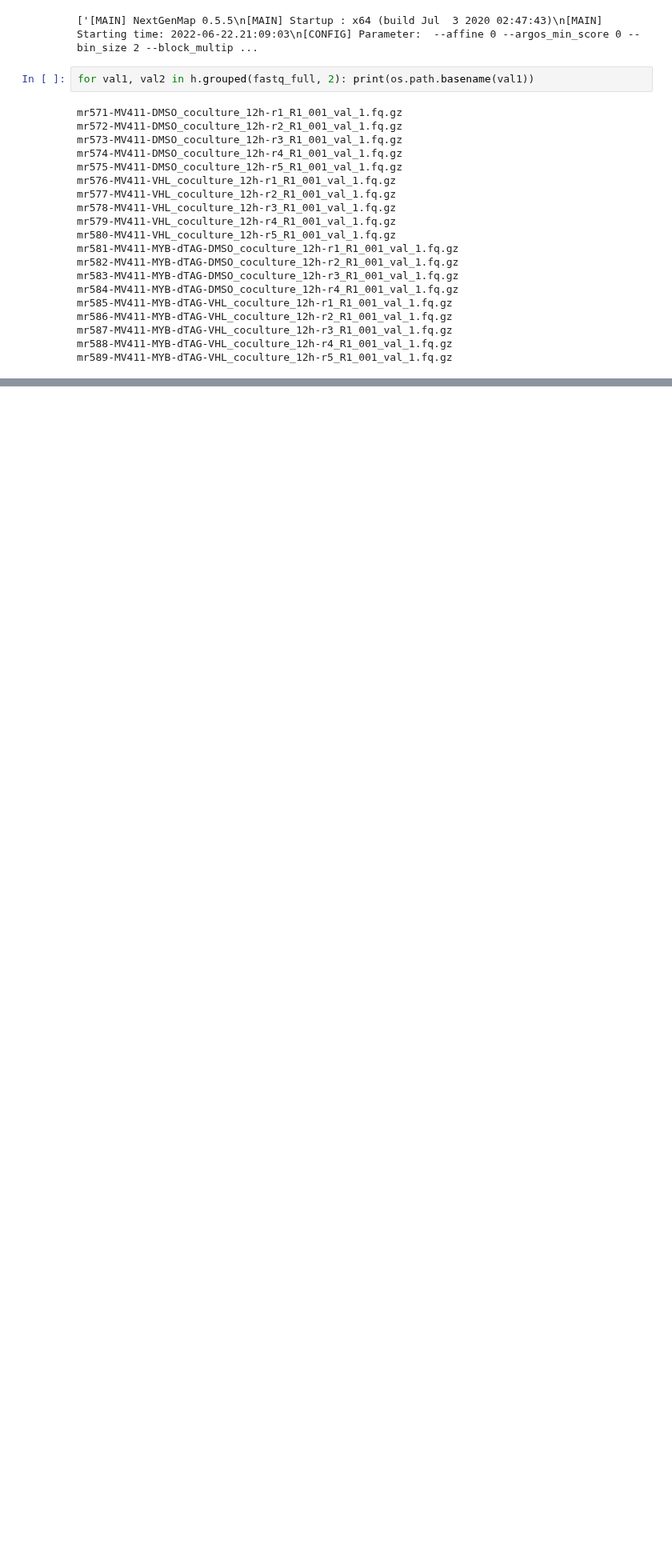
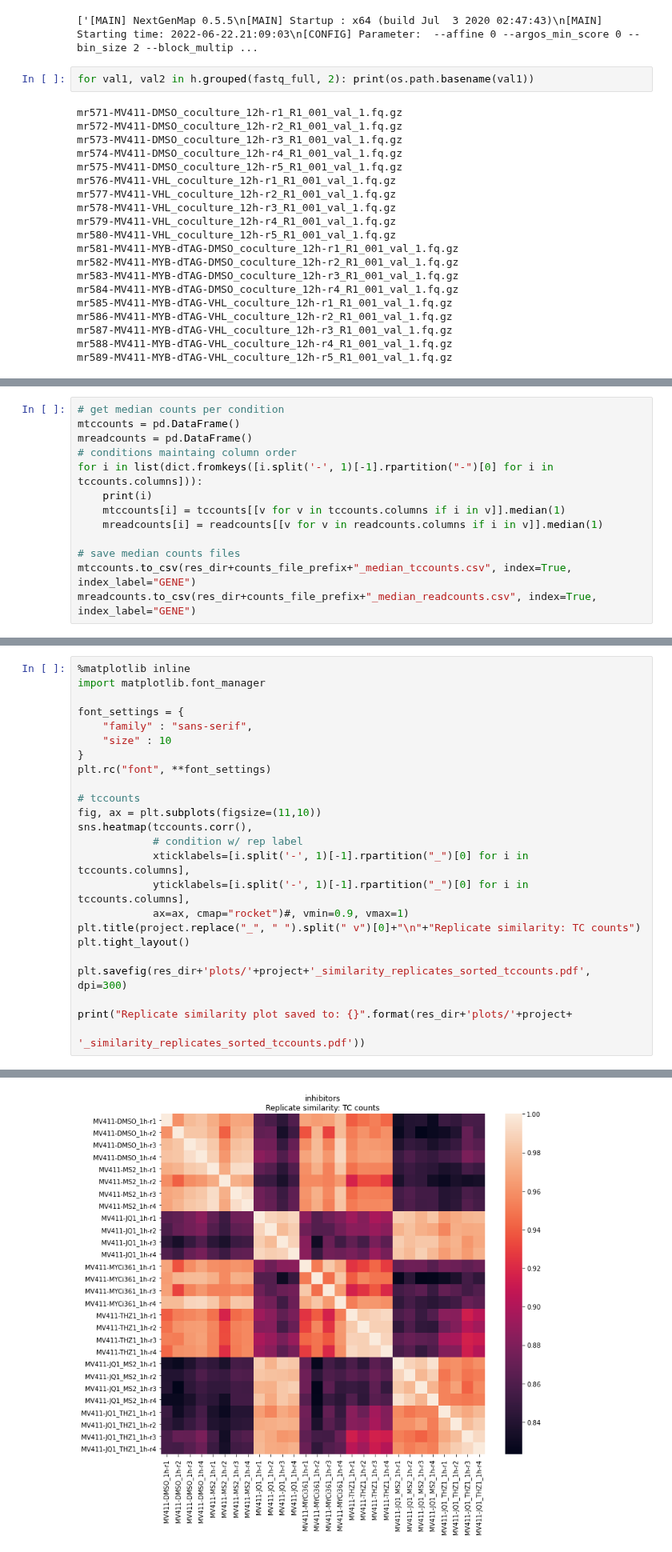
Before and after one commit to monikaperez/AMLproject, a Jupyter notebook: notebooks/slamseq_inhibitors_v2-noAlt.ipynb, the cells around one changed output, grey strips where cells are left out. Shown at 80% size. Cells and saved outputs as stored; diff of their text form; blank space fills up the shorter version.

```diff
--- a/notebooks/slamseq_inhibitors_v2-noAlt.ipynb
+++ b/notebooks/slamseq_inhibitors_v2-noAlt.ipynb
@@ -464,0 +1100,13 @@ mr589-MV411-MYB-dTAG-VHL_coculture_12h-r5_R1_001_val_1.fq.gz
+# %%
+# get median counts per condition
+mtccounts = pd.DataFrame()
+mreadcounts = pd.DataFrame()
+# conditions maintaing column order
+for i in list(dict.fromkeys([i.split('-', 1)[-1].rpartition("-")[0] for i in tccounts.columns])):
+    print(i)
+    mtccounts[i] = tccounts[[v for v in tccounts.columns if i in v]].median(1)
+    mreadcounts[i] = readcounts[[v for v in readcounts.columns if i in v]].median(1)
+
+# save median counts files
+mtccounts.to_csv(res_dir+counts_file_prefix+"_median_tccounts.csv", index=True, index_label="GENE")
+mreadcounts.to_csv(res_dir+counts_file_prefix+"_median_readcounts.csv", index=True, index_label="GENE")
@@ -464,0 +1157,25 @@ mr589-MV411-MYB-dTAG-VHL_coculture_12h-r5_R1_001_val_1.fq.gz
+# %%
+%matplotlib inline
+import matplotlib.font_manager
+
+font_settings = {
+    "family" : "sans-serif",
+    "size" : 10
+}
+plt.rc("font", **font_settings)
+
+# tccounts
+fig, ax = plt.subplots(figsize=(11,10))
+sns.heatmap(tccounts.corr(),
+            # condition w/ rep label
+            xticklabels=[i.split('-', 1)[-1].rpartition("_")[0] for i in tccounts.columns],
+            yticklabels=[i.split('-', 1)[-1].rpartition("_")[0] for i in tccounts.columns],
+            ax=ax, cmap="rocket")#, vmin=0.9, vmax=1)
+plt.title(project.replace("_", " ").split(" v")[0]+"\n"+"Replicate similarity: TC counts")
+plt.tight_layout()
+
+plt.savefig(res_dir+'plots/'+project+'_similarity_replicates_sorted_tccounts.pdf', dpi=300)
+
+print("Replicate similarity plot saved to: {}".format(res_dir+'plots/'+project+
+                                                      '_similarity_replicates_sorted_tccounts.pdf'))
+# %% [output]
@@ -464,0 +1183 @@ mr589-MV411-MYB-dTAG-VHL_coculture_12h-r5_R1_001_val_1.fq.gz
+[figure, added]
```
Also changed, not shown: parts of 342 cells of this notebook, 37 other files.
